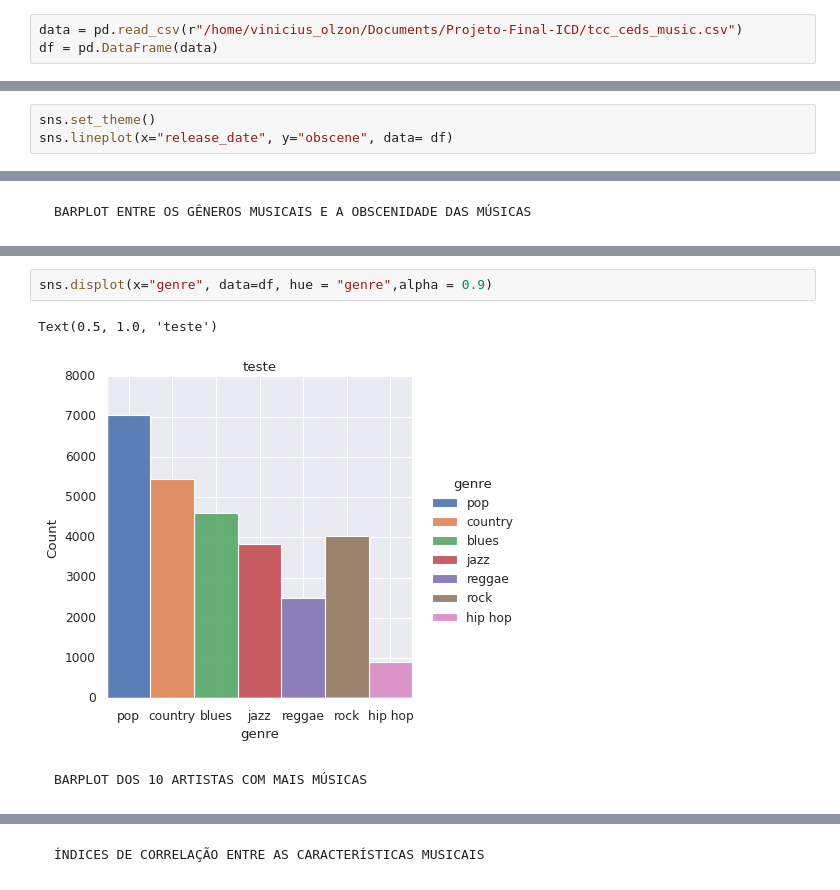
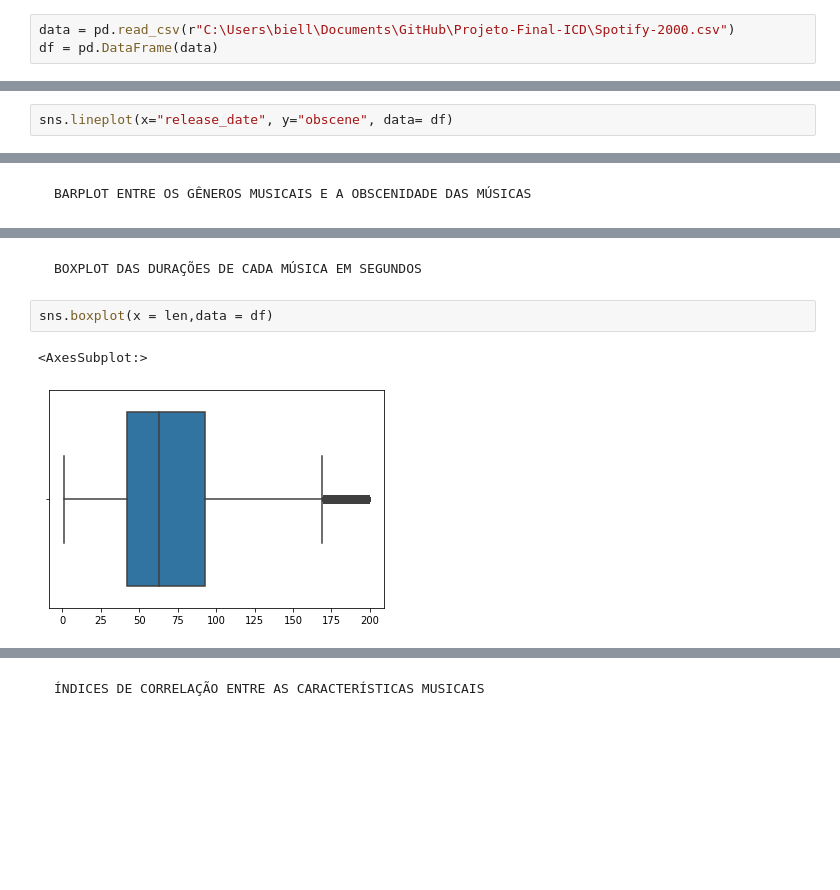
Before and after one commit to viniciusolzon/Music_Analysis, a Jupyter notebook: notebooks/dados.ipynb, the cells around one changed output, grey strips where cells are left out. Cells and saved outputs as stored; diff of their text form; blank space fills up the shorter version.

```diff
--- a/notebooks/dados.ipynb
+++ b/notebooks/dados.ipynb
@@ -8,7 +10,7 @@ import matplotlib.pyplot as plt
 # %% [markdown]
     LENDO OS ARQUIVOS CSV E OS TRANSFORMANDO EM DATAFRAMES
 # %%
-data = pd.read_csv(r"/home/vinicius_olzon/Documents/Projeto-Final-ICD/tcc_ceds_music.csv")
+data = pd.read_csv(r"C:\Users\biell\Documents\GitHub\Projeto-Final-ICD\Spotify-2000.csv")
 df = pd.DataFrame(data)
 # %%
 df.head(3)
@@ -45,7 +45,6 @@ df.describe()
 # %% [markdown]
     LINEPLOT ENTRE ANO DE LANÇAMENTO CORRELACIONADO COM A OBSCENDIDADE DAS MÚSICAS
 # %%
-sns.set_theme()
 sns.lineplot(x="release_date", y="obscene", data= df)
 # %% [output]
 <AxesSubplot:xlabel='release_date', ylabel='obscene'>
@@ -62,7 +83,7 @@ DISPLOT DOS GÊNEROS
+# %% [markdown]
+    BOXPLOT DAS DURAÇÕES DE CADA MÚSICA EM SEGUNDOS
 # %%
-sns.displot(x="genre", data=df, hue = "genre",alpha = 0.9)
+sns.boxplot(x = len,data = df)
 # %% [output]
-Text(0.5, 1.0, 'teste')
+<AxesSubplot:>
-[figure, old version]
+[figure, new version]
-# %% [markdown]
-    BARPLOT DOS 10 ARTISTAS COM MAIS MÚSICAS
```
Also changed, not shown: parts of 20 cells of this notebook.
